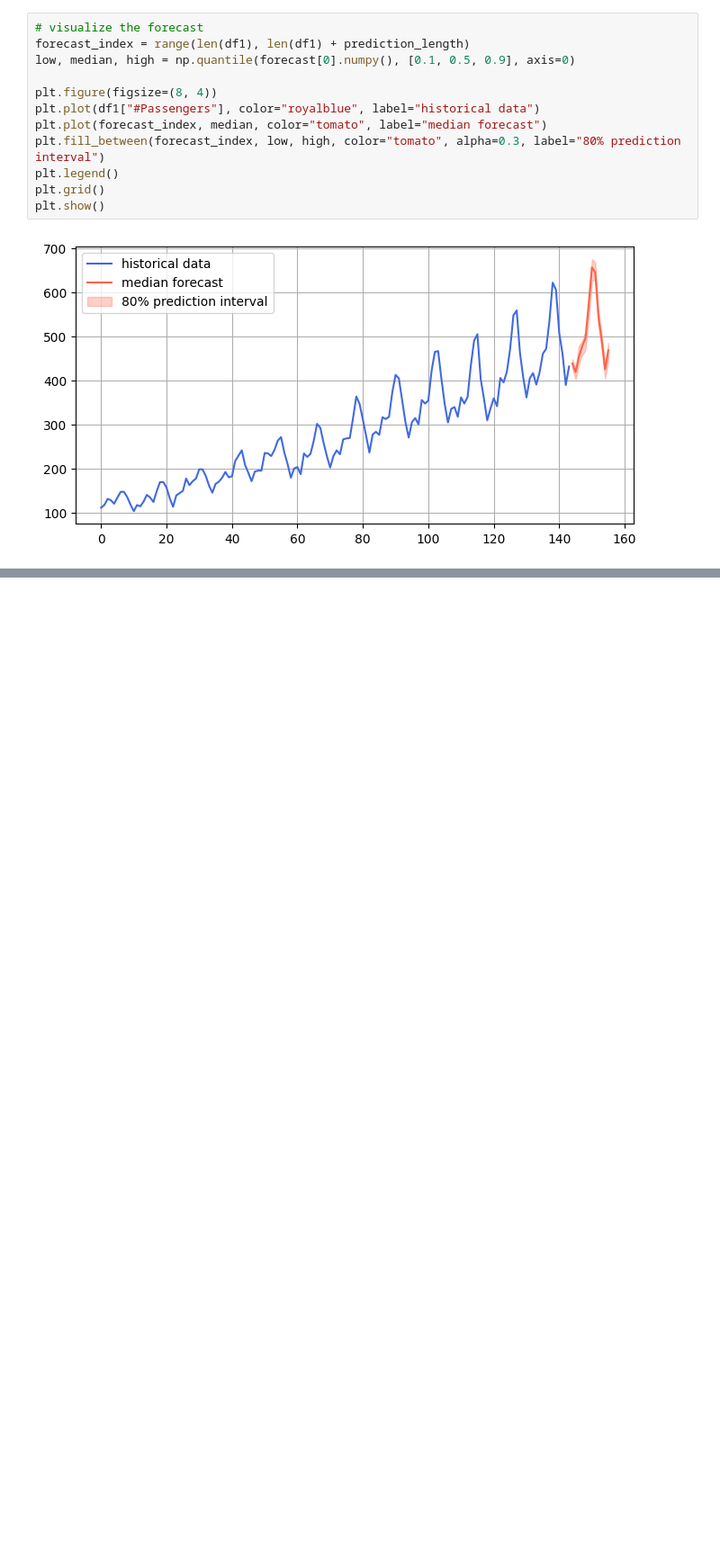
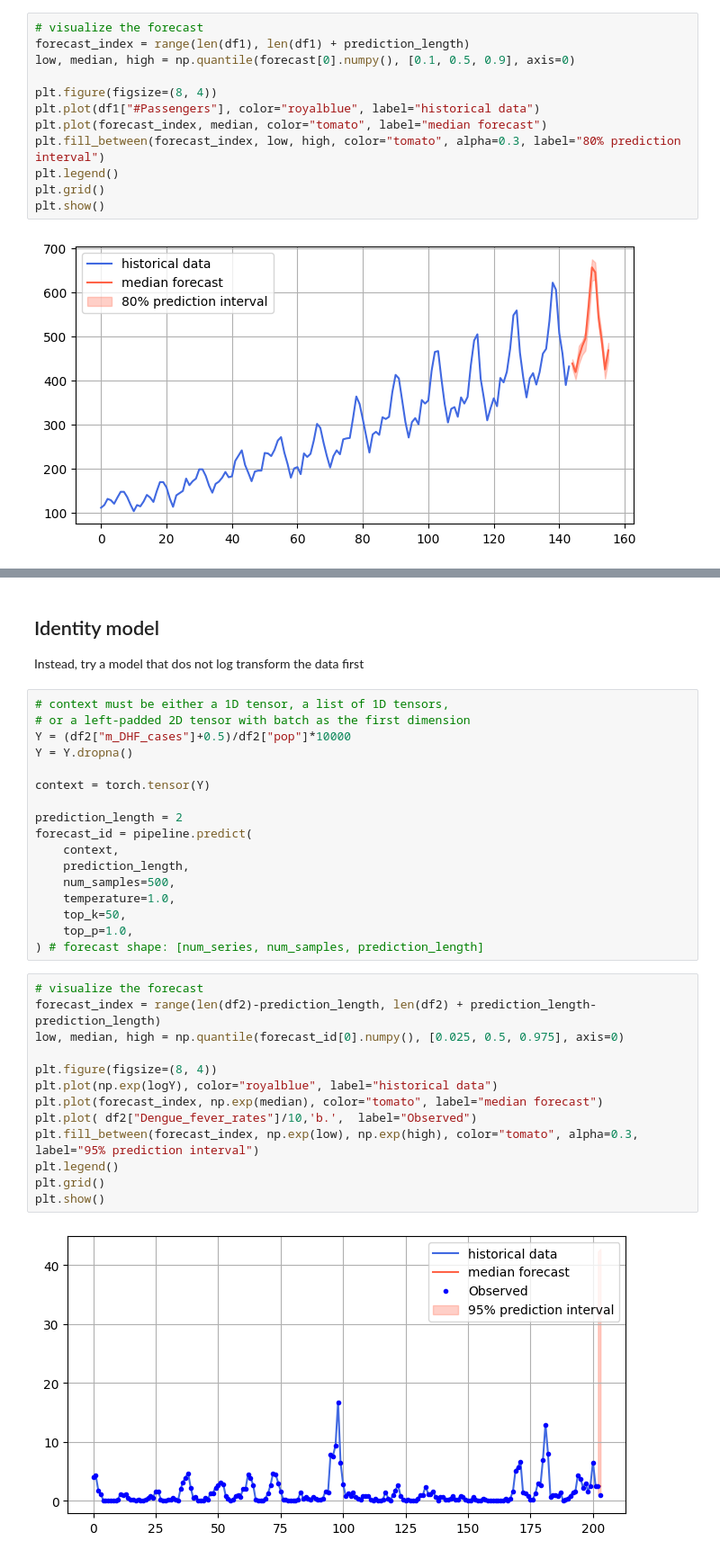
Before and after one commit to E-DENGUE/Dengue_District_HPC, a Jupyter notebook: R/testchronos.ipynb, the cells around one changed output, grey strips where cells are left out. Shown at 90% size. Cells and saved outputs as stored; diff of their text form; blank space fills up the shorter version.

```diff
--- a/R/testchronos.ipynb
+++ b/R/testchronos.ipynb
@@ -113,0 +124,35 @@ plt.show()
+# %% [markdown]
+## Identity model
+Instead, try a model that dos not log transform the data first
+# %%
+# context must be either a 1D tensor, a list of 1D tensors,
+# or a left-padded 2D tensor with batch as the first dimension
+Y = (df2["m_DHF_cases"]+0.5)/df2["pop"]*10000
+Y = Y.dropna()
+
+context = torch.tensor(Y)
+
+prediction_length = 2
+forecast_id = pipeline.predict(
+    context,
+    prediction_length,
+    num_samples=500,
+    temperature=1.0,
+    top_k=50,
+    top_p=1.0,
+) # forecast shape: [num_series, num_samples, prediction_length]
+# %%
+# visualize the forecast
+forecast_index = range(len(df2)-prediction_length, len(df2) + prediction_length-prediction_length)
+low, median, high = np.quantile(forecast_id[0].numpy(), [0.025, 0.5, 0.975], axis=0)
+
+plt.figure(figsize=(8, 4))
+plt.plot(np.exp(logY), color="royalblue", label="historical data")
+plt.plot(forecast_index, np.exp(median), color="tomato", label="median forecast")
+plt.plot( df2["Dengue_fever_rates"]/10,'b.',  label="Observed")
+plt.fill_between(forecast_index, np.exp(low), np.exp(high), color="tomato", alpha=0.3, label="95% prediction interval")
+plt.legend()
+plt.grid()
+plt.show()
+# %% [output]
+[figure, added]
```
Also changed, not shown: parts of 3 cells of this notebook, 2 other files.
